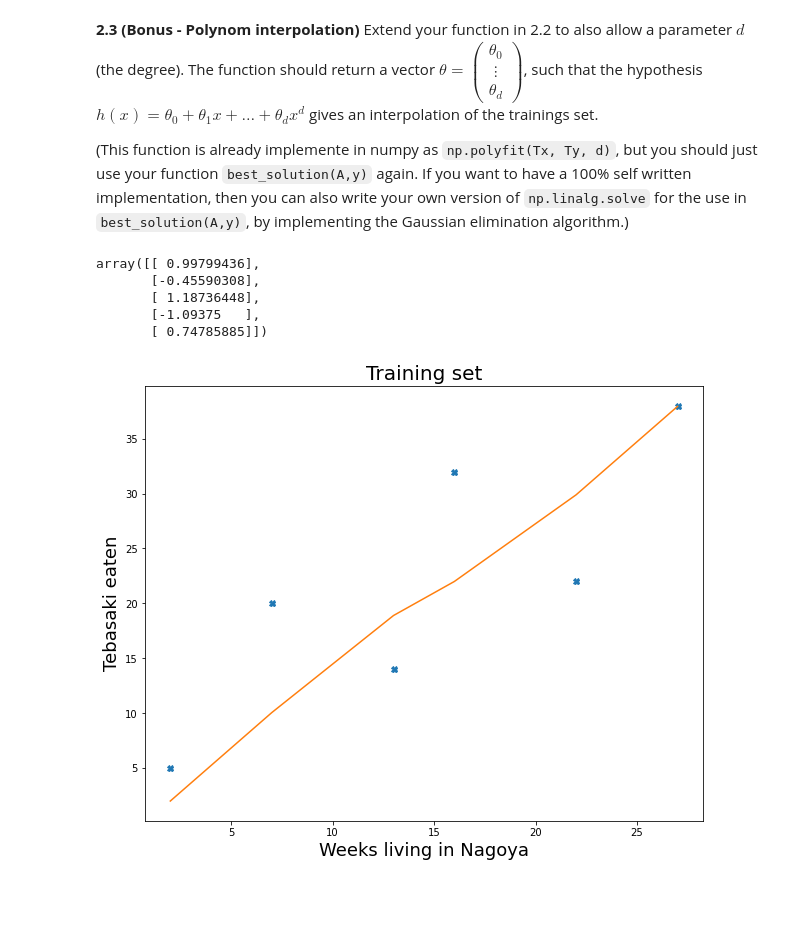
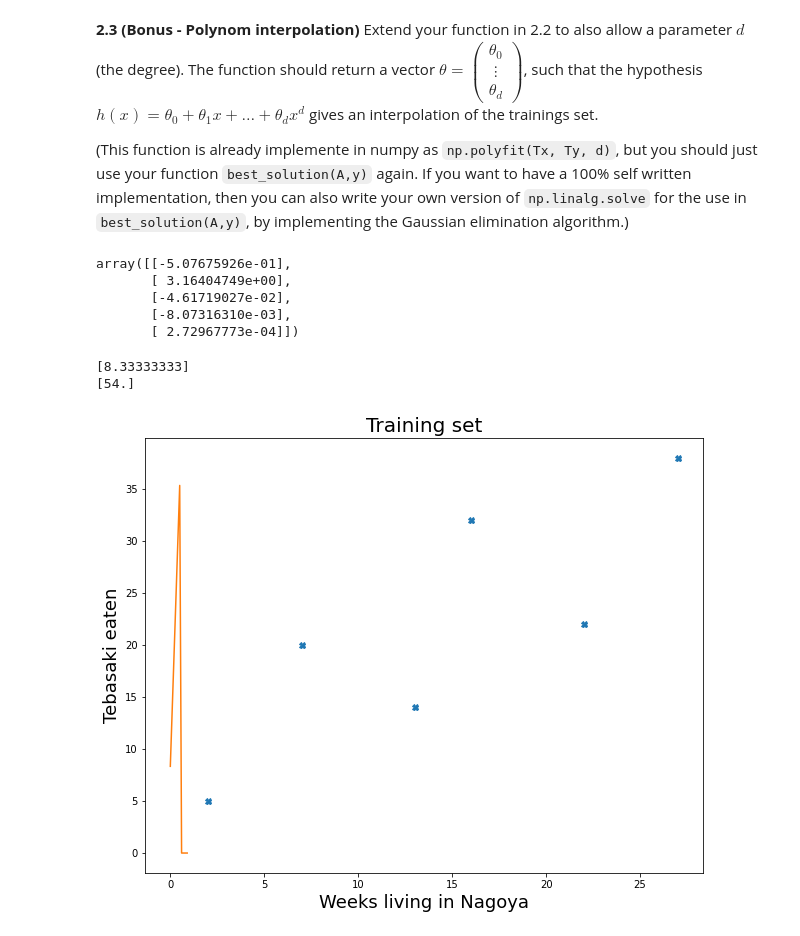
Before and after one commit to NUG30/homework-1-ayu-mushi, a Jupyter notebook: Assignment1.ipynb, the cells around one changed output. Drawn from its saved outputs; the diff is of its cells as text; code cells hidden in the pictures; blank space fills up the shorter version.

```diff
--- a/Assignment1.ipynb
+++ b/Assignment1.ipynb
@@ -311,39 +311,45 @@ def best_fit2(Tx, Ty,d):
   pol_mtr=np.zeros((len(Ty),d))
   for i in range(len(Ty)):
     for j in range(d):
-      pol_mtr[i][j]=Tx[i]^j
+      pol_mtr[i][j]=Tx[i]**j
 
   return best_solution(pol_mtr, Ty)
 
 best_fit2(Tx, Ty, 5)
 # %% [output]
-array([[ 0.99799436],
-       [-0.45590308],
-       [ 1.18736448],
-       [-1.09375   ],
-       [ 0.74785885]])
+array([[-5.07675926e-01],
+       [ 3.16404749e+00],
+       [-4.61719027e-02],
+       [-8.07316310e-03],
+       [ 2.72967773e-04]])
 # %%
+
 # Draw the Training set
 plt.figure(figsize=(10,8))
 plt.plot(Tx,Ty,'X')
 plt.title("Training set", fontsize =20)
 plt.xlabel("Weeks living in Nagoya", fontsize=18)
 plt.ylabel("Tebasaki eaten", fontsize=18)
 
-d=3
+Tx_=np.array( list(map((lambda x: x*0.1), range(0,10))))
+
+d=2
 # Best fit (by using your own function best_fit)
-theta = best_fit2(Tx, Ty,d)
+theta = best_fit2(Tx_, Ty, d)
 
-
-Tx_d = np.zeros((len(Tx), d))
+Tx_d = np.zeros((len(Tx_), d))
 for i in range(len(Ty)):
   for j in range(d):
-    Tx_d[i][j] = Tx[i]^j
+    Tx_d[i][j] = Tx_[i]**j
 
+for t in theta:
+  print(t)
 predicted = matrix_multiply(Tx_d,theta)
 
 
-plt.plot(Tx, predicted)
+plt.plot(Tx_, predicted)
 plt.show()
 # %% [output]
+[8.33333333]
+[54.]
-[figure, old version]
+[figure, new version]
```
Also changed, not shown: parts of 1 cell of this notebook.
